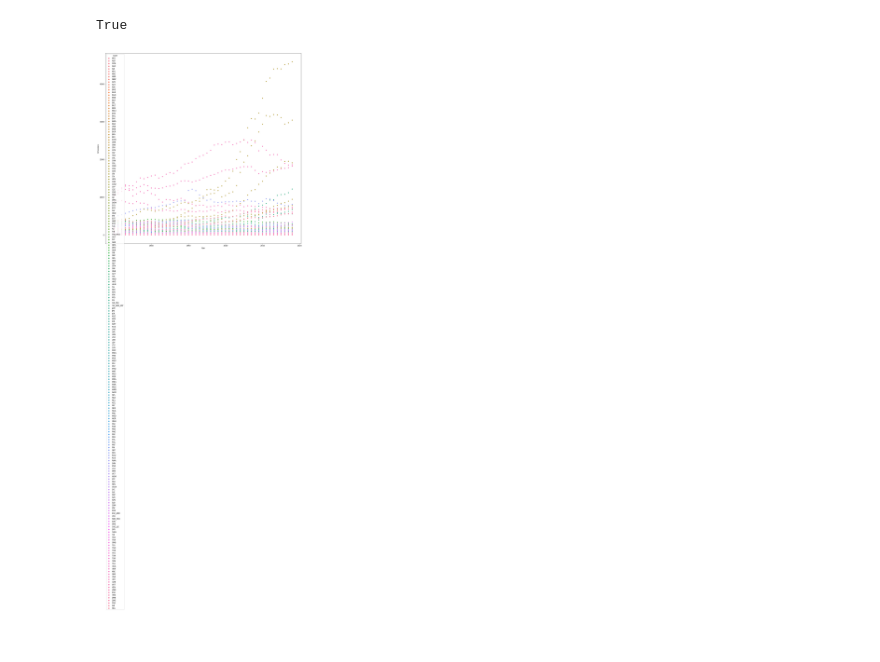
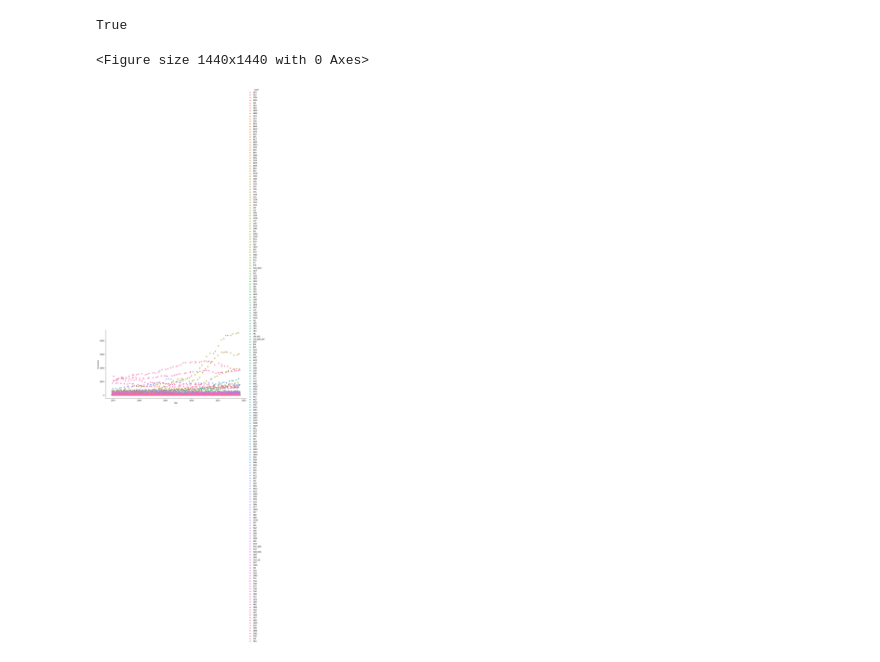
Before and after one commit to bborn3/Emissions_Project, a Jupyter notebook: EDACheckpoint_group015.ipynb, the cells around one changed output. Drawn from its saved outputs; the diff is of its cells as text; code cells hidden in the pictures.

```diff
--- a/EDACheckpoint_group015.ipynb
+++ b/EDACheckpoint_group015.ipynb
@@ -189,7 +189,9 @@ all(df.groupby('Code').Sector.value_counts().eq(49))
 True
 # %%
 plt.figure(figsize=(20,20))
-sns.scatterplot(x='Year', y='Emissions',hue='Code',data=df);
+sns.lmplot(x='Year', y='Emissions',hue='Code',data=df,fit_reg=False, height=6, aspect=2,
+                x_jitter=.5, y_jitter=.5);
 plt.show()
 # %% [output]
+<Figure size 1440x1440 with 0 Axes>
-[figure, old version]
+[figure, new version]
```
